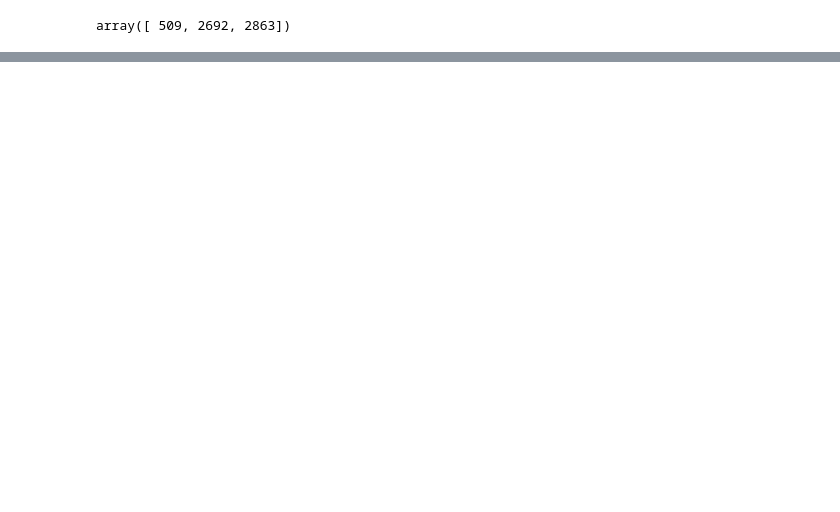
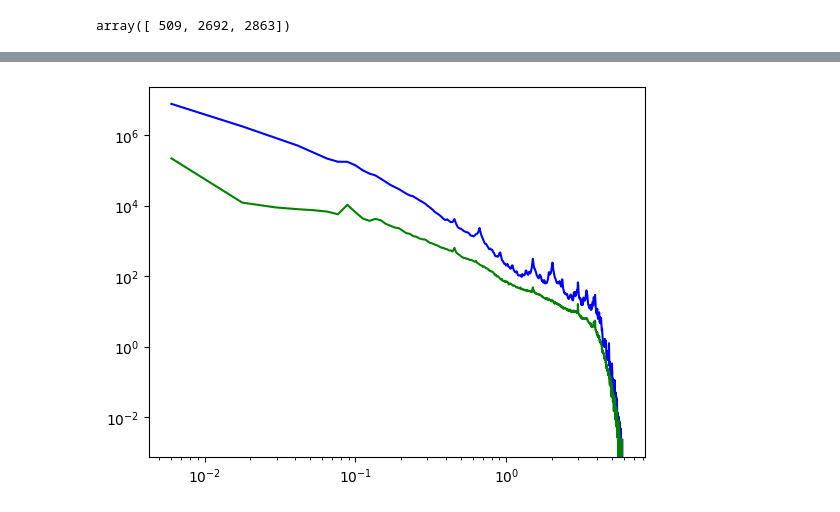
Before and after one commit to yjqqyjq/code, a Jupyter notebook: Untitled-1.ipynb, the cells around one changed output, grey strips where cells are left out. Saved outputs shown, nothing was run; the diff lists cells and outputs as text; code cells hidden in the pictures; blank space fills up the shorter version.

```diff
--- a/Untitled-1.ipynb
+++ b/Untitled-1.ipynb
@@ -48,3 +68,13 @@ h_g=ax.hist2d(x_g,y_g,bins=500,norm=colors.LogNorm(),range=[[np.min(x_dm),np.max
+# %%
+plt.close()
+fig = plt.figure()
+ax=plt.subplot(1,1,1)
+ax.plot(bin,rho_dm,label="DM",color="blue")
+ax.plot(bin,rho_g,label="Gas",color="Green")
+ax.loglog()
+plt.show()
+# %% [output]
+[figure, added]
 # %%
 from matplotlib import colormaps
 
```
Also changed, not shown: parts of 7 cells of this notebook, 7 other files.
